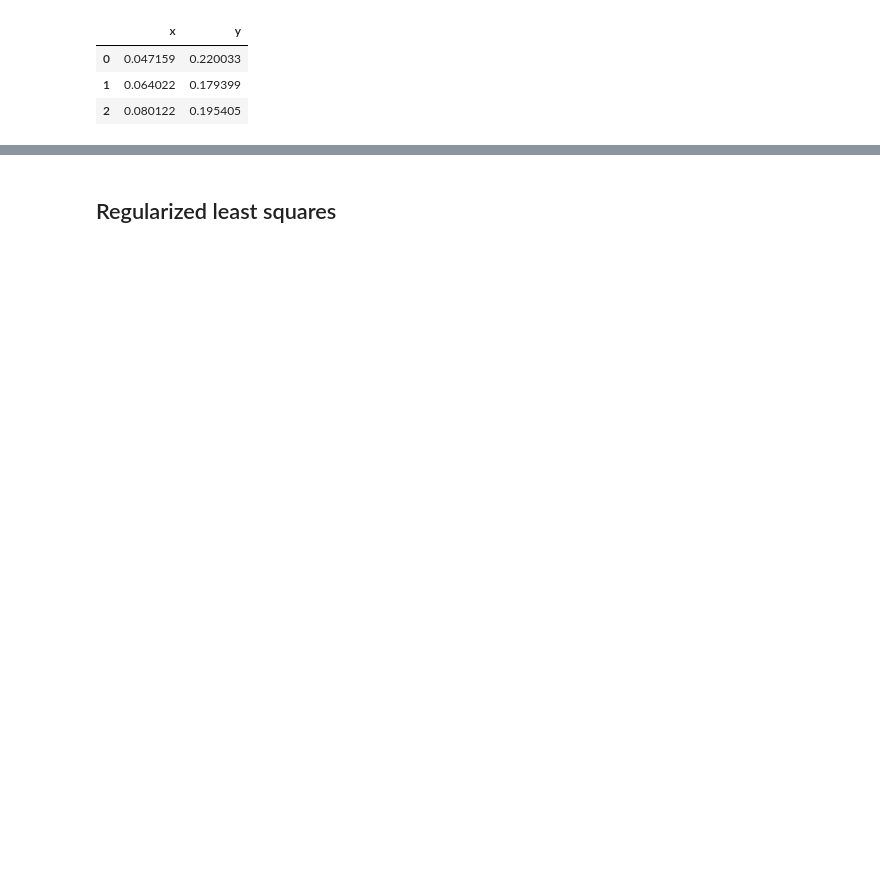
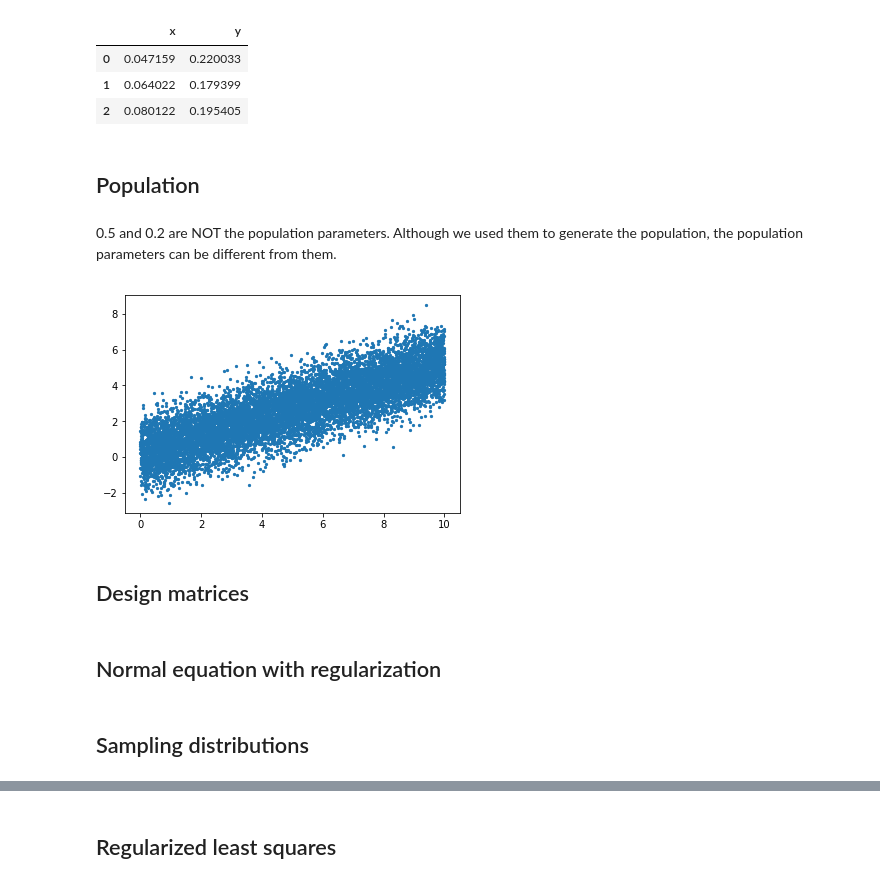
Before and after one commit to zhihanyang2022/bishop1995_notes, a Jupyter notebook: c3_single_layer_networks/least_square_method/least_square_method_demo.ipynb, the cells around one changed output, grey strips where cells are left out. Saved outputs shown, nothing was run; the diff lists cells and outputs as text; code cells hidden in the pictures; blank space fills up the shorter version.

```diff
--- a/c3_single_layer_networks/least_square_method/least_square_method_demo.ipynb
+++ b/c3_single_layer_networks/least_square_method/least_square_method_demo.ipynb
@@ -14,3 +17,28 @@ df.head(3)
 | 0 | 0.047159 | 0.220033 |
 | 1 | 0.064022 | 0.179399 |
 | 2 | 0.080122 | 0.195405 |
+# %% [markdown]
+## Population
+# %% [markdown]
+0.5 and 0.2 are NOT the population parameters. Although we used them to generate the population, the population parameters can be different from them.
+# %%
+def get_y(x):
+    ys =  x * 0.5 + 0.2
+    noises = 1 * np.random.normal(size=len(ys))
+    return ys + noises
+# %%
+np.random.seed(52)
+xs = np.linspace(0, 10, 10000)
+ys = get_y(xs)
+
+np.random.seed(32)
+np.random.shuffle(xs)
+np.random.seed(32)
+np.random.shuffle(ys)
+# %%
+plt.scatter(xs, ys, s=5)
+plt.show()
+# %% [output]
+[figure, added]
+# %% [markdown]
+## Design matrices
@@ -16,0 +52,2 @@ df.head(3)
+# %% [markdown]
+## Normal equation with regularization
@@ -16,0 +66,2 @@ df.head(3)
+# %% [markdown]
+## Sampling distributions
```
Also changed, not shown: parts of 50 cells of this notebook.
